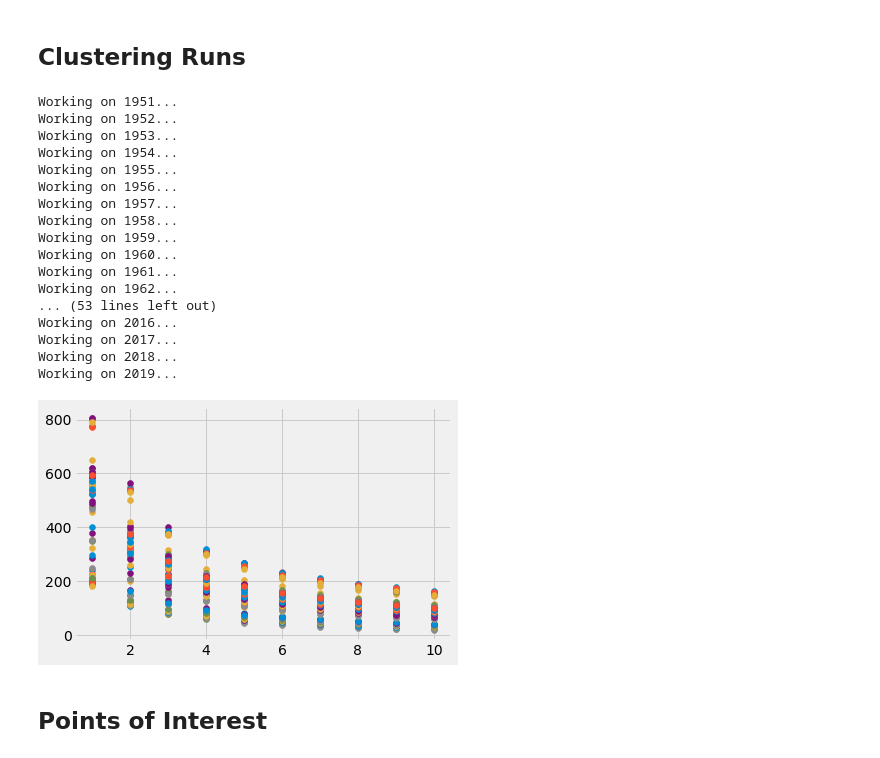
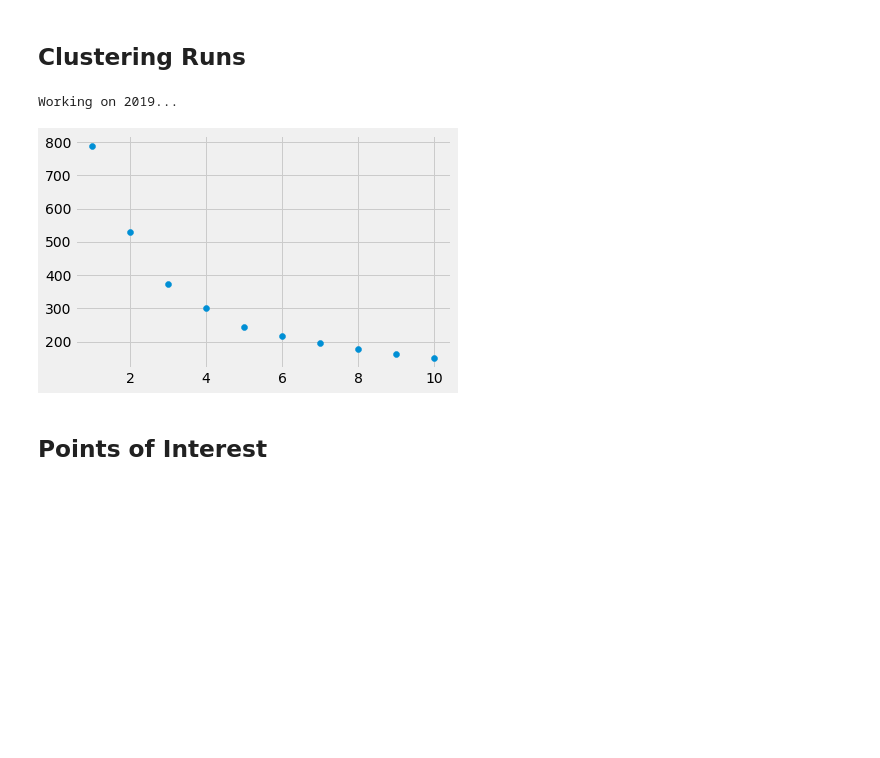
Before and after one commit to moshea93/K-Means-Player-Groupings, a Jupyter notebook: K-Means.ipynb, the cells around one changed output. Cells and saved outputs as stored; diff of their text form; code cells hidden in the pictures; blank space fills up the shorter version.

```diff
--- a/K-Means.ipynb
+++ b/K-Means.ipynb
@@ -70,15 +70,20 @@ if not os.path.isdir('./player_data'):
 years = [x for x in os.listdir(path='./player_data') if x[-4:] == '.csv']
 years.sort()
 
-# initializing results list, with header row
-headers = ['year', 'one', 'two', 'three', 'four', 'five', 'six', 'seven', 'eight', 'nine', 'ten']
-results = [headers]
+# initializing K-Means Results list, with header row
+results = ['year', 'one', 'two', 'three', 'four', 'five', 'six', 'seven', 'eight', 'nine', 'ten']
+
+# initializing player statistics
+player_data = [['year', 'player', 'GP', 'MIN', 'PTS', 'REB', 'AST',
+               'one', 'two', 'three', 'four', 'five', 'six', 'seven', 'eight', 'nine', 'ten']]
+
+# initializing centroid statistics
+centroid_data = [['year', 'n_clusters', 'cluster', 'PTS', 'REB', 'AST']]
 
 # year by year
 #for year in range(1973, 2020):
-for year in range(1951, 2020):
-#for year in range(2019, 2020):
-    testing = 0
+#for year in range(1951, 2020):
+for year in range(2019, 2020):
 
     print('Working on {}...'.format(year))
 
@@ -93,7 +98,10 @@ for year in range(1951, 2020):
     per_36 = df.loc[:,cols]
     for attrib in k_means_attributes:
         per_36.loc[:, attrib] = (per_36[attrib] * (36 / per_36['MIN'])).round(1)
-    per_36.drop(['GP', 'MIN'], axis=1)
+
+    # Grabbing per_36 dataframe to start building player file
+    per_36.insert(0, 'year', year)
+    curr_player_data = per_36.to_numpy()
 
     # Checking relationships between pts, reb, ast
     #sns.pairplot(per_36[k_means_attributes])
@@ -116,59 +124,56 @@ for year in range(1951, 2020):
         labels = kmeans.labels_
         centroids = kmeans.cluster_centers_
         inertia = kmeans.inertia_
         #silhouette_score = metrics.silhouette_score(per_36_scaled, labels, metric='euclidean')
 
         # Equalizes inertia metric across different numbers of players in league
         avg_dist_from_centroid = inertia/len(per_36_scaled)
 
         inertias.append(round(inertia, 1))
         #silhouettes.append(round(silhouette_score, 1))
         avg_dist_from_centroids.append(avg_dist_from_centroid)
 
+        # Logs unnormalized PTS/REB/AST values for each centroid, so we have frames of reference
+        # for the clusters each player ends up in
+        centroid_avgs = pd.DataFrame(data=scaler.inverse_transform(centroids),
+                                    columns=k_means_attributes)
+        centroid_avgs.insert(0, column='label', value=centroid_avgs.index)
+        centroid_avgs.insert(0, column='n_clusters', value=k)
+        centroid_avgs.insert(0, column='year', value=year)
+        centroid_data.extend(centroid_avgs.to_numpy().tolist())
 
-        if testing == 1:
-
-            # Gets statistical averages by cluster
-            print(pd.Series(kmeans.labels_).groupby(level=0).count())
-            cluster_avgs = pd.DataFrame(data=scaler.inverse_transform(centroids),
-                                       columns=k_means_attributes)
-            cluster_avgs.insert(0, column = 'label', value=cluster_avgs.index)
-            #cluster_avgs.insert(1, column = 'n', value=)
-            print(cluster_avgs)
+        curr_player_data = np.hstack((curr_player_data, labels.reshape(-1, 1)))
 
 
     plt.scatter(clusters, inertias)
     #plt.scatter(clusters, silhouettes)
 
     avg_dist_from_centroids.insert(0, year)
     results.append(avg_dist_from_centroids)
 
+    player_data.extend(curr_player_data.tolist())
 
 # results to CSV
 csv_path = 'k_means_results.csv'
 with open(csv_path, 'w') as csvfile:
     writer = csv.writer(csvfile)
     for year in results:
         writer.writerow(year)
+
+csv_path = 'player_results.csv'
+with open(csv_path, 'w') as csvfile:
+    writer = csv.writer(csvfile)
+    for player_year in player_data:
+        writer.writerow(player_year)
+
+csv_path = 'centroid_results.csv'
+with open(csv_path, 'w') as csvfile:
+    writer = csv.writer(csvfile)
+    for centroid in centroid_data:
+        writer.writerow(centroid)
 # %% [output]
-Working on 1951...
-Working on 1952...
-Working on 1953...
-Working on 1954...
-Working on 1955...
-Working on 1956...
-Working on 1957...
-Working on 1958...
-Working on 1959...
-Working on 1960...
-Working on 1961...
-Working on 1962...
-... (53 lines left out)
-Working on 2016...
-Working on 2017...
-Working on 2018...
 Working on 2019...
-[figure, old version]
+[figure, new version]
 # %% [markdown]
 ## Points of Interest
 # %%
```
